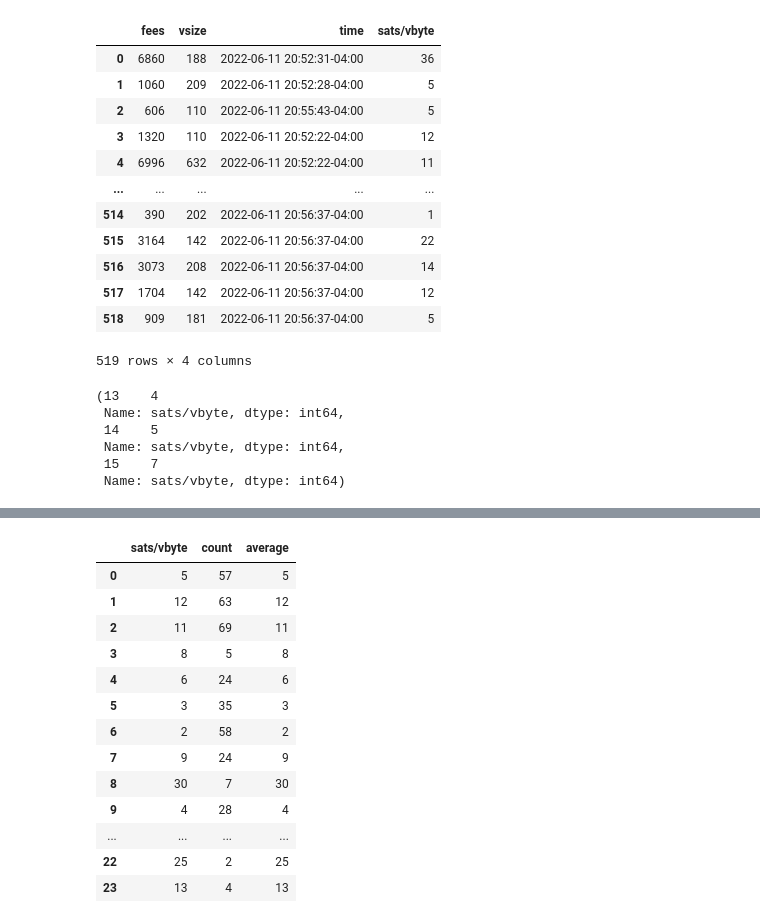
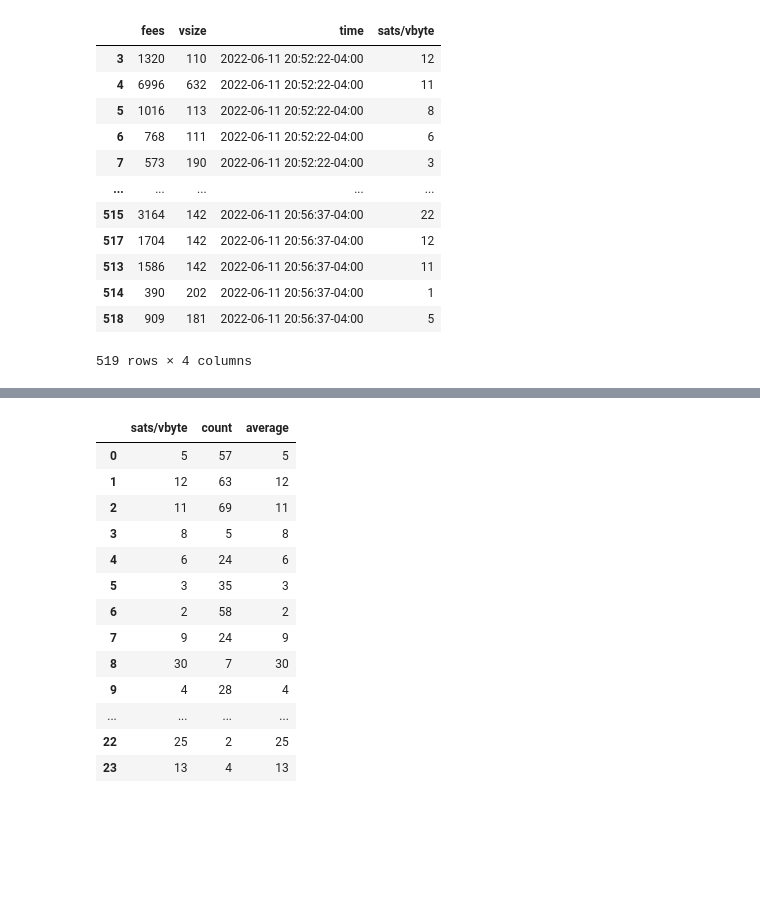
Before and after one commit to Stolpmann/bitcoin_dash, a Jupyter notebook: mempool.ipynb, the cells around one changed output, grey strips where cells are left out. Cells and saved outputs as stored; diff of their text form; code cells hidden in the pictures; blank space fills up the shorter version.

```diff
--- a/mempool.ipynb
+++ b/mempool.ipynb
@@ -3,20 +3,20 @@ import pandas as pd
 import numpy as np
 # %%
 df = pd.read_csv("data/memdata_clean.csv")
-# %%
-df
-# %% [output]
-|  | fees | vsize | time | sats/vbyte |
-| 0 | 6860 | 188 | 2022-06-11 20:52:31-04:00 | 36 |
-| 1 | 1060 | 209 | 2022-06-11 20:52:28-04:00 | 5 |
-| 2 | 606 | 110 | 2022-06-11 20:55:43-04:00 | 5 |
-| 3 | 1320 | 110 | 2022-06-11 20:52:22-04:00 | 12 |
-| 4 | 6996 | 632 | 2022-06-11 20:52:22-04:00 | 11 |
-| ... | ... | ... | ... | ... |
-| 514 | 390 | 202 | 2022-06-11 20:56:37-04:00 | 1 |
-| 515 | 3164 | 142 | 2022-06-11 20:56:37-04:00 | 22 |
-| 516 | 3073 | 208 | 2022-06-11 20:56:37-04:00 | 14 |
-| 517 | 1704 | 142 | 2022-06-11 20:56:37-04:00 | 12 |
-| 518 | 909 | 181 | 2022-06-11 20:56:37-04:00 | 5 |
-519 rows × 4 columns
+# %%
+df.sort_values(by='time', ascending=True)
+# %% [output]
+|  | fees | vsize | time | sats/vbyte |
+| 3 | 1320 | 110 | 2022-06-11 20:52:22-04:00 | 12 |
+| 4 | 6996 | 632 | 2022-06-11 20:52:22-04:00 | 11 |
+| 5 | 1016 | 113 | 2022-06-11 20:52:22-04:00 | 8 |
+| 6 | 768 | 111 | 2022-06-11 20:52:22-04:00 | 6 |
+| 7 | 573 | 190 | 2022-06-11 20:52:22-04:00 | 3 |
+| ... | ... | ... | ... | ... |
+| 515 | 3164 | 142 | 2022-06-11 20:56:37-04:00 | 22 |
+| 517 | 1704 | 142 | 2022-06-11 20:56:37-04:00 | 12 |
+| 513 | 1586 | 142 | 2022-06-11 20:56:37-04:00 | 11 |
+| 514 | 390 | 202 | 2022-06-11 20:56:37-04:00 | 1 |
+| 518 | 909 | 181 | 2022-06-11 20:56:37-04:00 | 5 |
+519 rows × 4 columns
 # %%
@@ -43,12 +43,3 @@ hundred = df[df['sats/vbyte'].between(100, 150)]
 hundred_five = df[df['sats/vbyte'].between(150, 200)]
 two_hundred = df[df['sats/vbyte'].between(200, 250)]
 two_five_plus = df[df['sats/vbyte'] >= 250]['sats/vbyte'].value_counts()
-# %%
-thirteen
-# %% [output]
-(13    4
- Name: sats/vbyte, dtype: int64,
- 14    5
- Name: sats/vbyte, dtype: int64,
- 15    7
- Name: sats/vbyte, dtype: int64)
```
Also changed, not shown: parts of 4 cells of this notebook, 2 other files.
